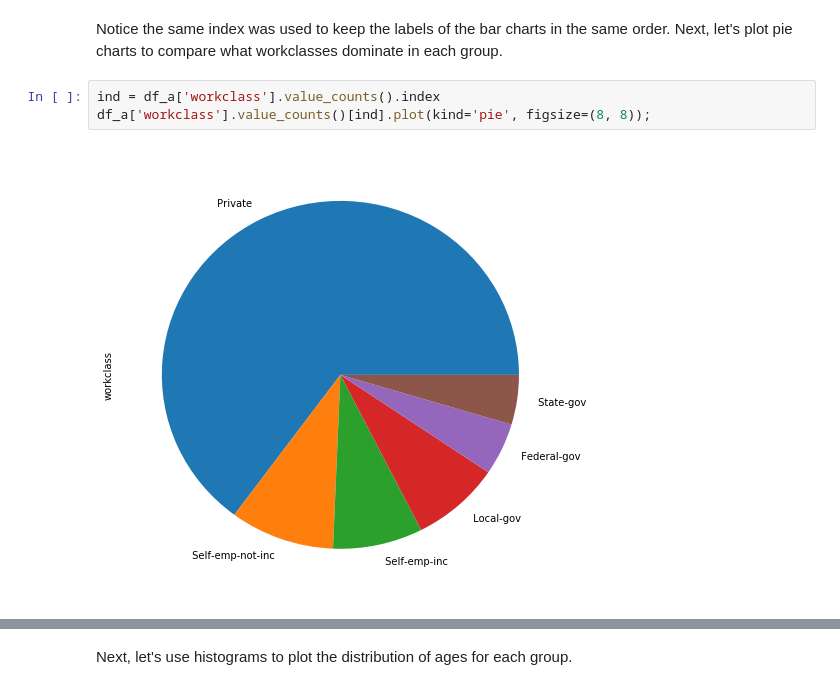
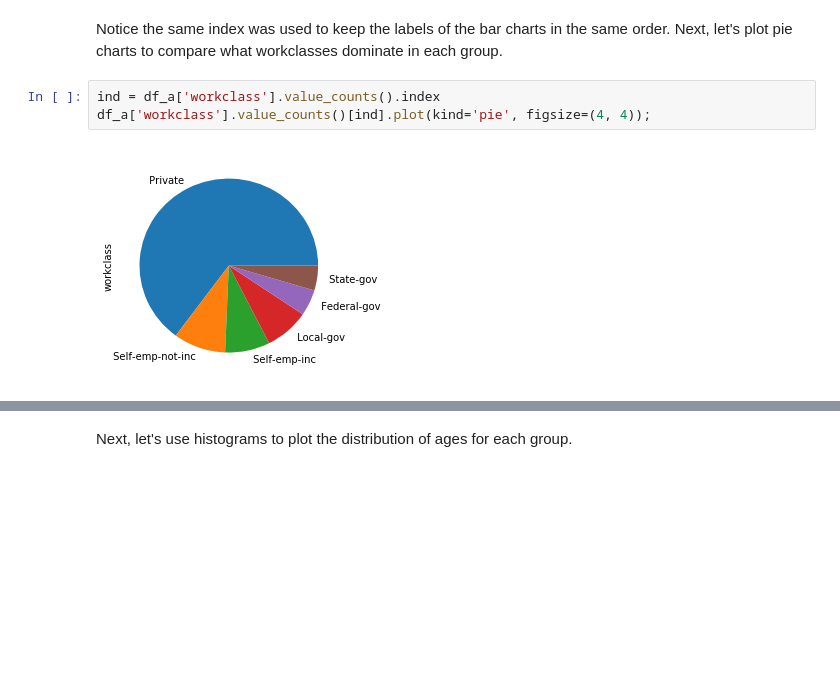
Before and after one commit to VilijaVait/data-analyst-udacity, a Jupyter notebook: communicate.ipynb, the cells around one changed output, grey strips where cells are left out. Drawn from its saved outputs; the diff is of its cells as text; blank space fills up the shorter version.

Commit message:
style: change chart size in communicate.ipynb

```diff
--- a/communicate.ipynb
+++ b/communicate.ipynb
@@ -26,7 +26,7 @@ df_b['education'].value_counts()[ind].plot(kind='bar');
 Notice the same index was used to keep the labels of the bar charts in the same order. Next, let's plot pie charts to compare what workclasses dominate in each group.
 # %%
 ind = df_a['workclass'].value_counts().index
-df_a['workclass'].value_counts()[ind].plot(kind='pie', figsize=(8, 8));
+df_a['workclass'].value_counts()[ind].plot(kind='pie', figsize=(4, 4));
 # %% [output]
-[figure, old version]
+[figure, new version]
 # %%
```
Also changed, not shown: parts of 1 cell of this notebook.
